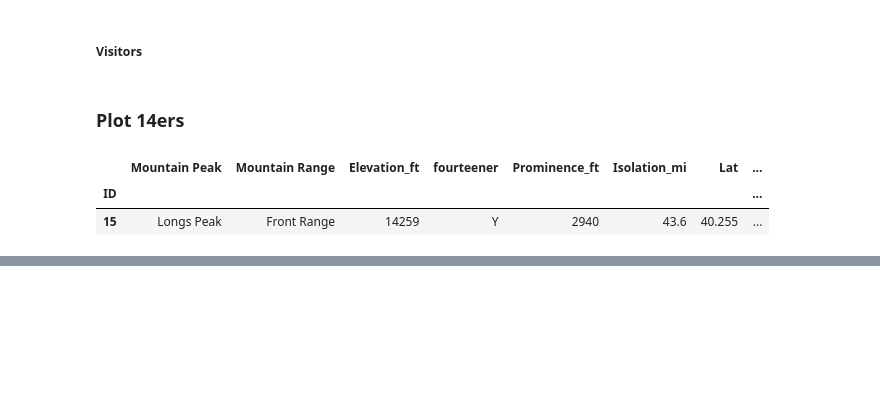
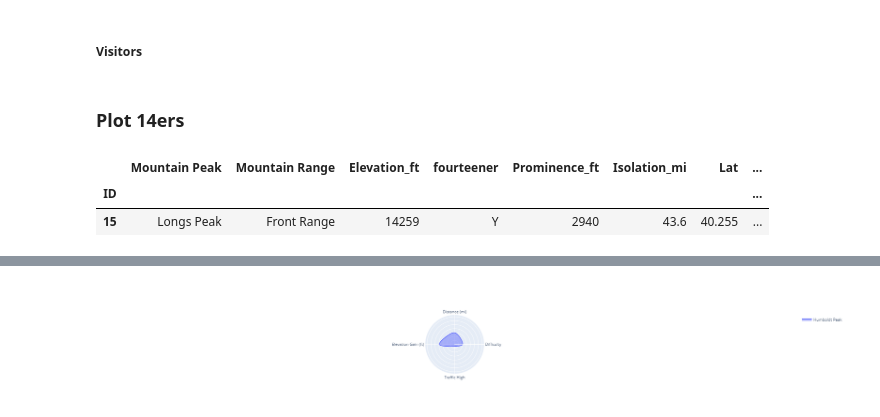
Before and after one commit to Treyhannam/Colorado-14ers, a Jupyter notebook: 14erproj.ipynb, the cells around one changed output, grey strips where cells are left out. Drawn from its saved outputs; the diff is of its cells as text; code cells hidden in the pictures; blank space fills up the shorter version.

Commit message:
turned plotting into function

```diff
--- a/14erproj.ipynb
+++ b/14erproj.ipynb
@@ -117,0 +116,35 @@ fig.show()
+# %%
+"""Given a peak it will grap it from the df and create a polar plot"""
+def mtnPolarPlot(peak):
+    peak_df = categorized_df.loc[ categorized_df['Mountain Peak'] == peak]
+
+    fig = go.Figure()
+
+
+    fig.add_trace(go.Scatterpolar(
+            name = peak,
+            mode = "lines",
+            theta = ['Difficulty', 'Distance (mi)', 'Elevation Gain (ft)', 'Traffic High', 'Difficulty'],
+            r = (peak_df['Difficulty'].values[0], peak_df['Distance_mi'].values[0],
+                    peak_df['Elevation Gain_ft'].values[0], peak_df['Traffic High'].values[0],
+                    peak_df['Difficulty'].values[0]),
+            fill = "toself",
+            line =dict( shape = 'spline'),
+            subplot = "polar"),
+
+                 )
+    fig.update_layout(
+       showlegend = True,
+      polar=dict(
+        radialaxis=dict(
+        visible=True,
+        range=[0, 7.5],
+        showticklabels = False
+        )))
+
+
+    fig.show()
+# %%
+mtnPolarPlot('Humboldt Peak')
+# %% [output]
+[figure, added]
```
Also changed, not shown: parts of 7 cells of this notebook.
